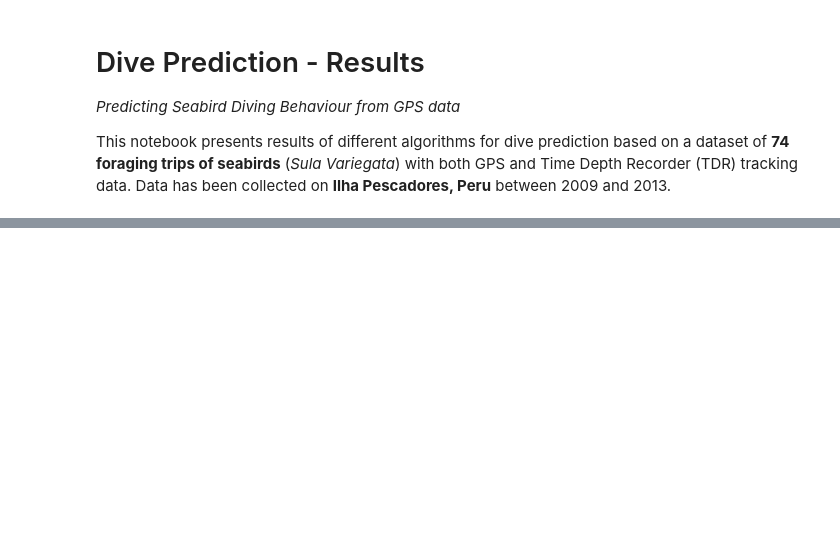
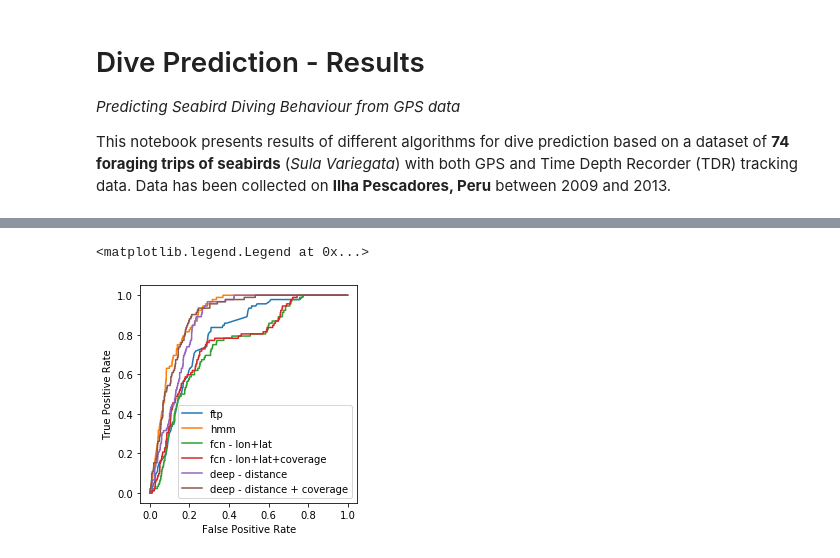
Before and after one commit to AmedeeRoy/BirdDL, a Jupyter notebook: dive_prediction_results.ipynb, the cells around one changed output, grey strips where cells are left out. Saved outputs shown, nothing was run; the diff lists cells and outputs as text; code cells hidden in the pictures; blank space fills up the shorter version.

```diff
--- a/dive_prediction_results.ipynb
+++ b/dive_prediction_results.ipynb
@@ -82,0 +126,43 @@ plt.legend()
+# %%
+fcn_lonlat = pd.read_csv('./results/fcn_lonlat_11_1_15s.csv')
+fcn_lonlatcov = pd.read_csv('./results/fcn_lonlatcov_11_1_15s.csv')
+deep_all = pd.read_csv('./results/deep_all_11_1_15s.csv')
+deep_distance = pd.read_csv('./results/deep_distance_11_1_15s.csv')
+
+
+hmm = pd.read_csv('./results/hmm_prediction_15s.csv')
+ftp = pd.read_csv('./results/ftp_prediction_15s.csv')
+# %%
+fig, ax = plt.subplots()
+ax.set_aspect('equal')
+ax.set_xlabel('False Positive Rate')
+ax.set_ylabel('True Positive Rate')
+
+# FTP
+d = roc(ftp)
+plt.plot(d[0], d[1], label = 'ftp')
+
+# HMM
+d = roc(hmm)
+plt.plot(d[0], d[1], label = 'hmm')
+
+# FCN - lon lat
+d = roc(fcn_lonlat)
+plt.plot(d[0], d[1], label = 'fcn - lon+lat')
+
+# FCN - lon lat coverage
+d = roc(fcn_lonlatcov)
+plt.plot(d[0], d[1], label = 'fcn - lon+lat+coverage')
+
+# Deep - distance
+d = roc(deep_distance)
+plt.plot(d[0], d[1], label = 'deep - distance')
+
+# Deep - distance coverage
+d = roc(deep_all)
+plt.plot(d[0], d[1], label = 'deep - distance + coverage')
+
+plt.legend()
+# %% [output]
+<matplotlib.legend.Legend at 0x...>
+[figure, added]
```
Also changed, not shown: parts of 9 cells of this notebook, 29 other files.
